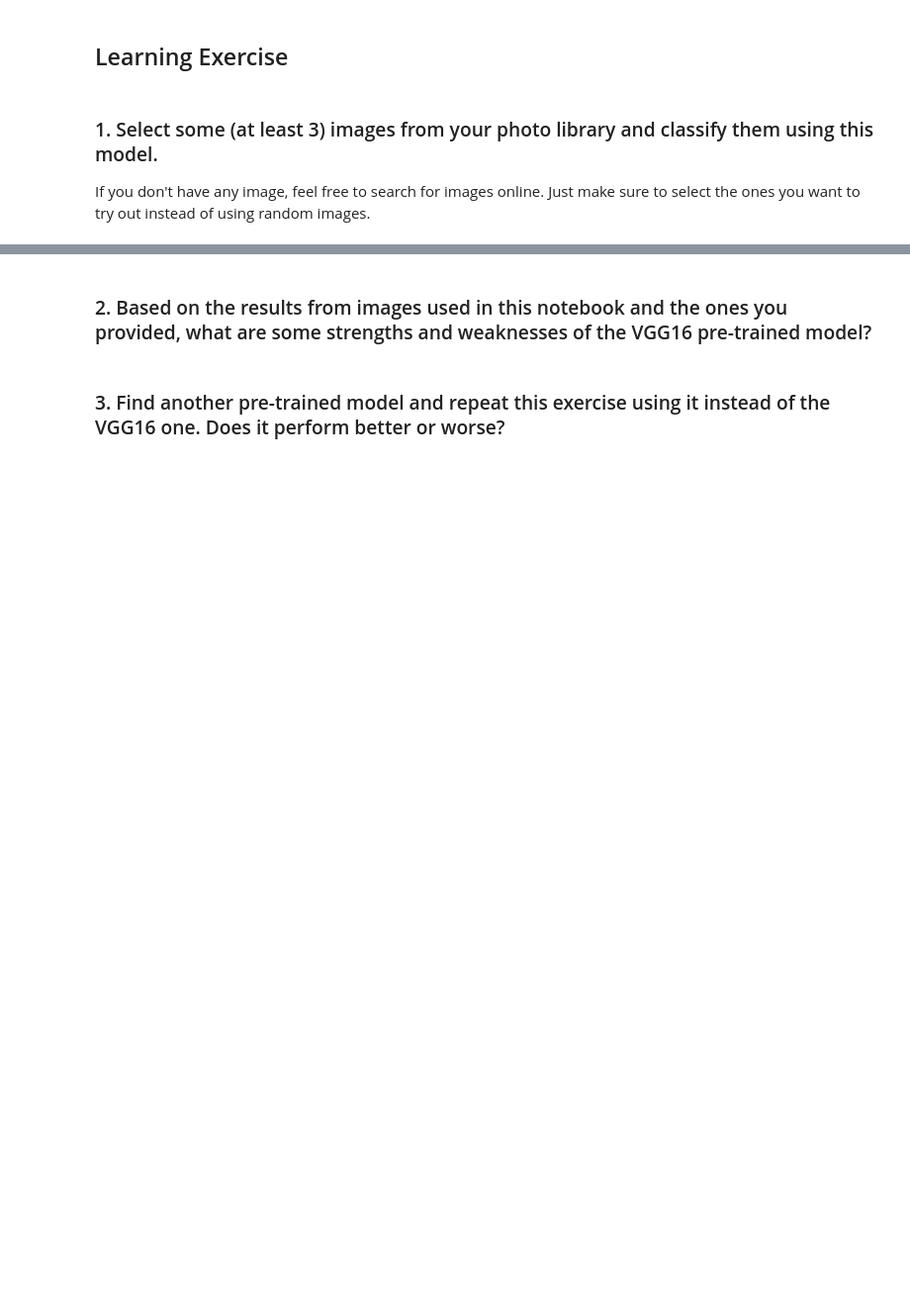
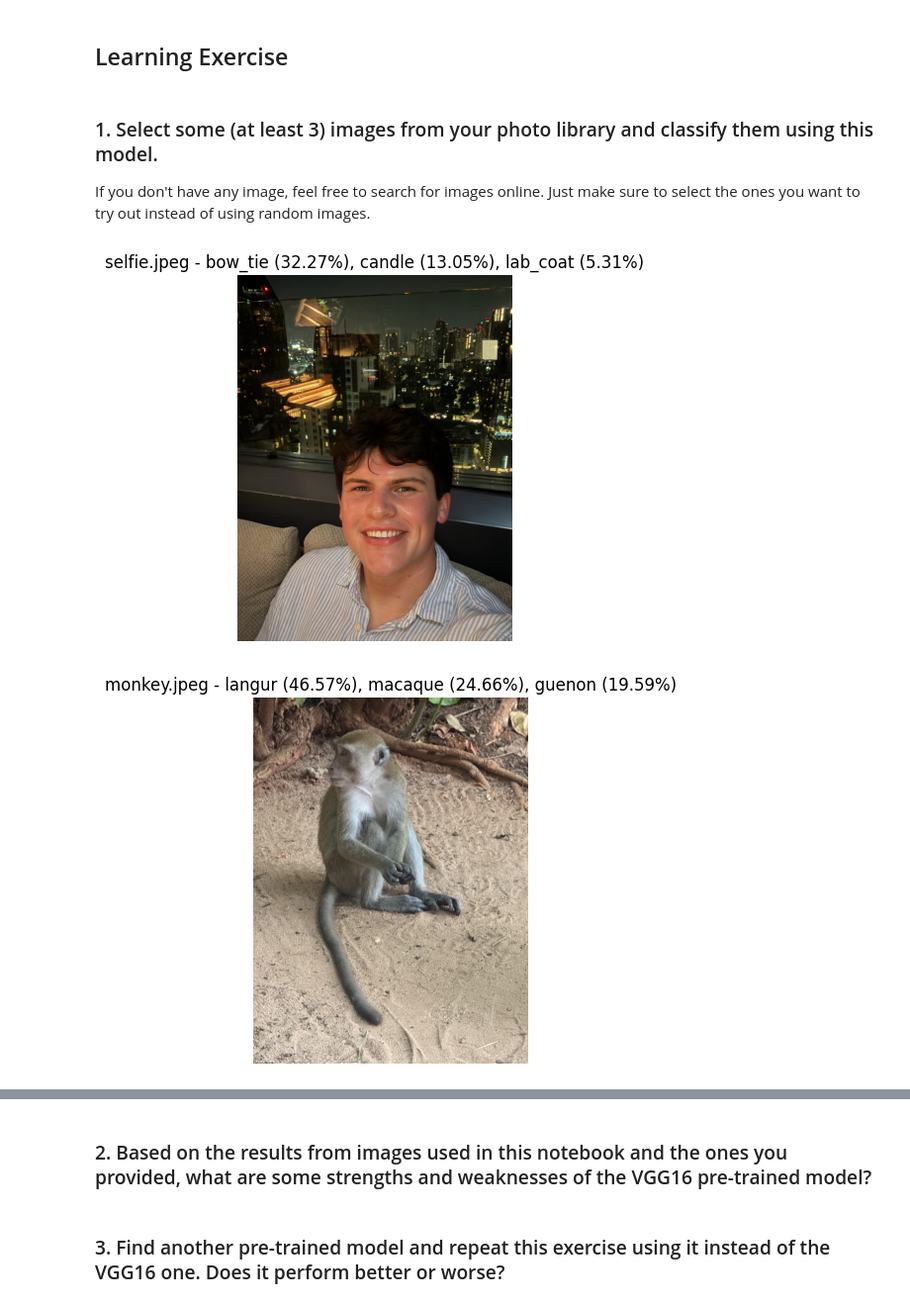
Before and after one commit to BernardoBremer/Inteligencia-Computacional-Cetys-, a Jupyter notebook: 7_pretrained_models.ipynb, the cells around one changed output, grey strips where cells are left out. Shown at 99% size. Saved outputs shown, nothing was run; the diff lists cells and outputs as text; code cells hidden in the pictures; blank space fills up the shorter version.

```diff
--- a/7_pretrained_models.ipynb
+++ b/7_pretrained_models.ipynb
@@ -200,3 +203,20 @@ for i, preds in enumerate(batch_preds):
 ### 1. Select some (at least 3) images from your photo library and classify them using this model.
 
 If you don't have any image, feel free to search for images online. Just make sure to select the ones you want to try out instead of using random images.
+# %%
+from PIL import Image, ImageOps
+
+my_files = ['selfie.jpeg', 'monkey.jpeg', 'hugo.jpeg']
+my_images = [ImageOps.exif_transpose(Image.open(f'/content/{f}')).convert('RGB') for f in my_files]
+
+for img, name in zip(my_images, my_files):
+    preds = classify(model, pre_trans, img, top_k=3)
+    plt.figure()
+    plt.axis('off')
+    plt.imshow(img)
+    _p = [f"{index_to_label(idx)} ({prob:.2%})" for idx, prob in preds]
+    plt.title(f"{name} - {', '.join(_p)}")
+    plt.show()
+# %% [output]
+[figure, added]
+[figure, added]
```
Also changed, not shown: parts of 7 cells of this notebook.
